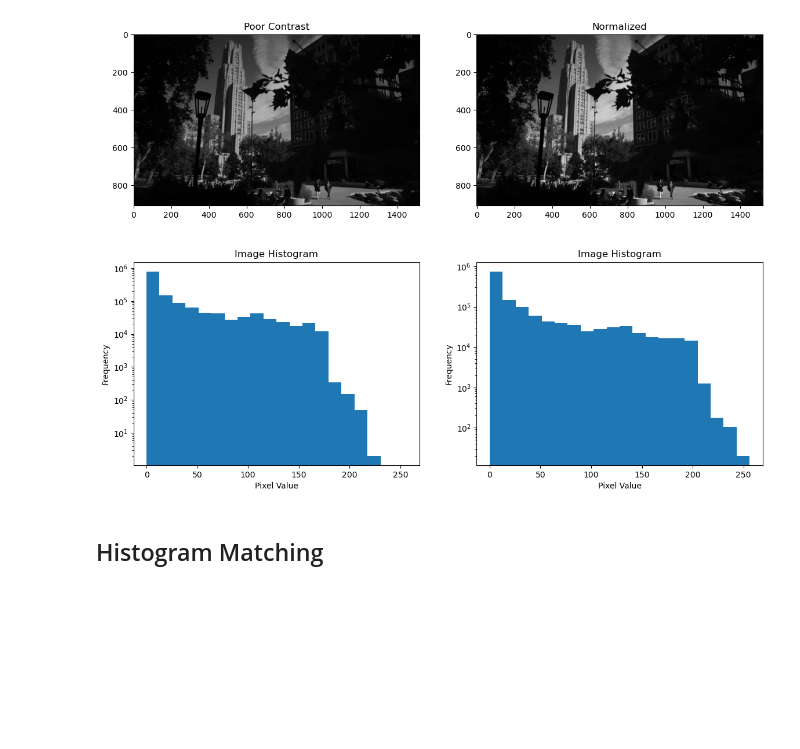
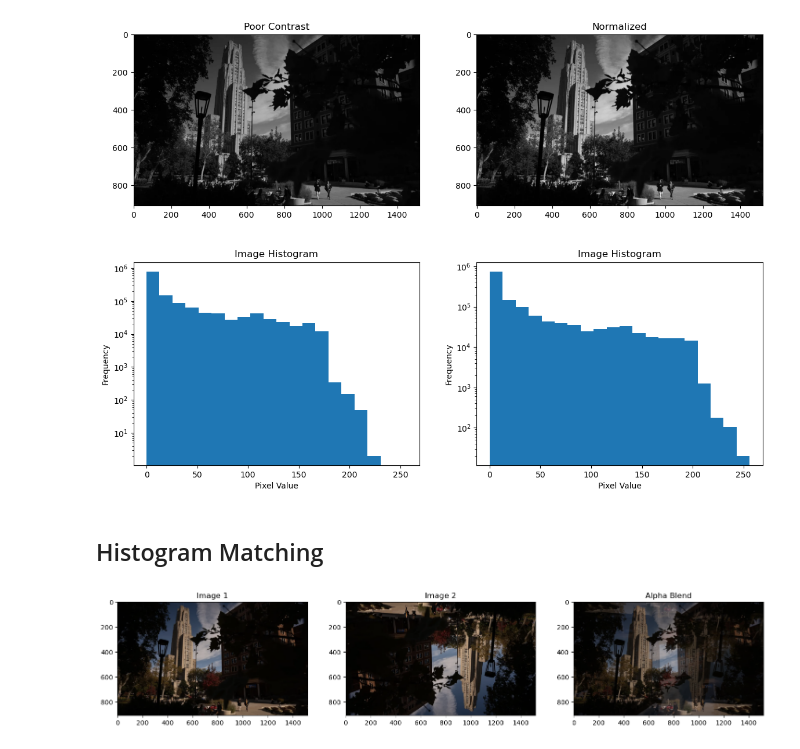
Before and after one commit to jacob-cunningham-ds/ece_2390, a Jupyter notebook: notes/03_lecture.ipynb, the cells around one changed output. Drawn from its saved outputs; the diff is of its cells as text; code cells hidden in the pictures; blank space fills up the shorter version.

```diff
--- a/notes/03_lecture.ipynb
+++ b/notes/03_lecture.ipynb
@@ -208,3 +238,16 @@ plt.show()
 [figure]
 # %% [markdown]
 ## Histogram Matching
+# %%
+im_merged=ECE1390_HistMatching.alpha_blend(campus_img_rgb,cv2.flip(campus_img_rgb,-1),.3)
+
+
+# Show the images
+plt.figure(figsize=[18, 5])
+
+plt.subplot(131);plt.imshow(campus_img_rgb);  plt.title("Image 1")
+plt.subplot(132);plt.imshow(cv2.flip(campus_img_rgb,-1));  plt.title("Image 2")
+plt.subplot(133);plt.imshow(im_merged);  plt.title("Alpha Blend")
+plt.show()
+# %% [output]
+[figure, added]
```
Also changed, not shown: parts of 6 cells of this notebook, 1 other file.
